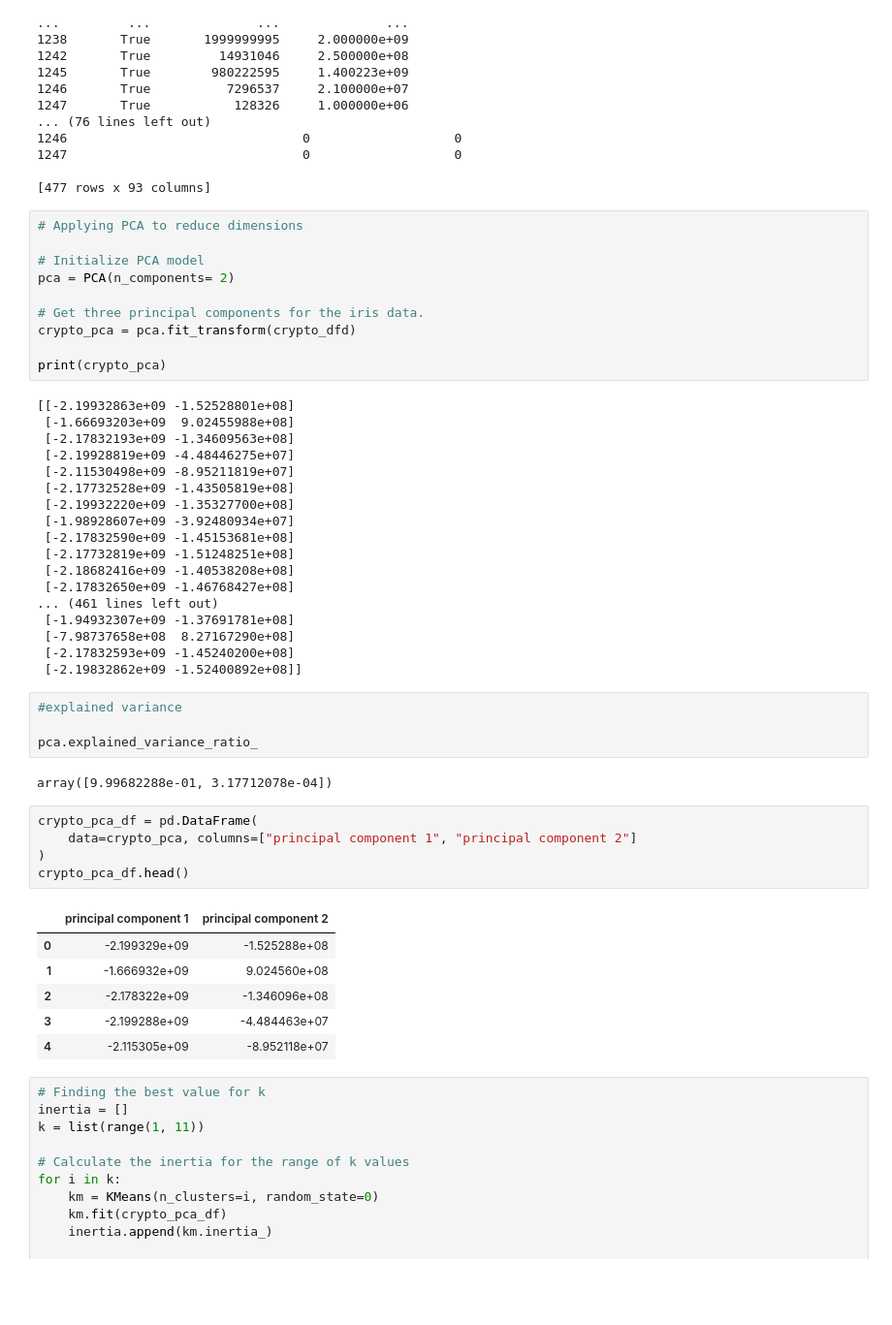
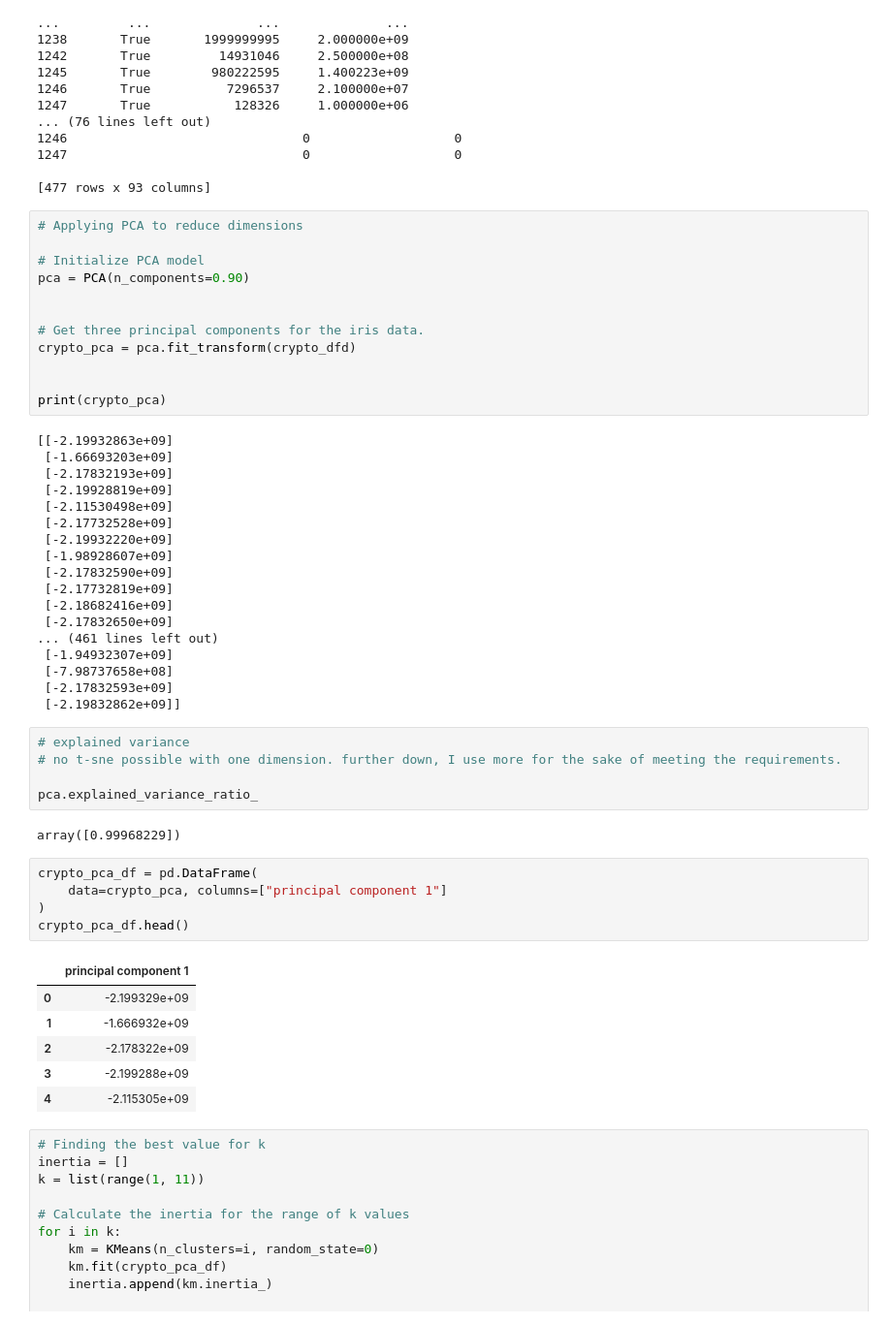
Before and after one commit to phoebeburns/Unsupervised-Machine_Learning-Homework, a Jupyter notebook: Unsupervised learning homework.ipynb, the cells around one changed output. Shown at 97% size. Cells and saved outputs as stored; diff of their text form; blank space fills up the shorter version.

```diff
--- a/Unsupervised learning homework.ipynb
+++ b/Unsupervised learning homework.ipynb
@@ -70,48 +75,51 @@ print(crypto_dfd)
 # Applying PCA to reduce dimensions
 
 # Initialize PCA model
-pca = PCA(n_components= 2)
+pca = PCA(n_components=0.90)
+
 
 # Get three principal components for the iris data.
 crypto_pca = pca.fit_transform(crypto_dfd)
 
+
 print(crypto_pca)
 # %% [output]
-[[-2.19932863e+09 -1.52528801e+08]
- [-1.66693203e+09  9.02455988e+08]
- [-2.17832193e+09 -1.34609563e+08]
- [-2.19928819e+09 -4.48446275e+07]
- [-2.11530498e+09 -8.95211819e+07]
- [-2.17732528e+09 -1.43505819e+08]
- [-2.19932220e+09 -1.35327700e+08]
- [-1.98928607e+09 -3.92480934e+07]
- [-2.17832590e+09 -1.45153681e+08]
- [-2.17732819e+09 -1.51248251e+08]
- [-2.18682416e+09 -1.40538208e+08]
- [-2.17832650e+09 -1.46768427e+08]
+[[-2.19932863e+09]
+ [-1.66693203e+09]
+ [-2.17832193e+09]
+ [-2.19928819e+09]
+ [-2.11530498e+09]
+ [-2.17732528e+09]
+ [-2.19932220e+09]
+ [-1.98928607e+09]
+ [-2.17832590e+09]
+ [-2.17732819e+09]
+ [-2.18682416e+09]
+ [-2.17832650e+09]
 ... (461 lines left out)
- [-1.94932307e+09 -1.37691781e+08]
- [-7.98737658e+08  8.27167290e+08]
- [-2.17832593e+09 -1.45240200e+08]
- [-2.19832862e+09 -1.52400892e+08]]
+ [-1.94932307e+09]
+ [-7.98737658e+08]
+ [-2.17832593e+09]
+ [-2.19832862e+09]]
 # %%
-#explained variance
+# explained variance
+# no t-sne possible with one dimension. further down, I use more for the sake of meeting the requirements.
 
 pca.explained_variance_ratio_
 # %% [output]
-array([9.99682288e-01, 3.17712078e-04])
+array([0.99968229])
 # %%
 crypto_pca_df = pd.DataFrame(
-    data=crypto_pca, columns=["principal component 1", "principal component 2"]
+    data=crypto_pca, columns=["principal component 1"]
 )
 crypto_pca_df.head()
 # %% [output]
-|  | principal component 1 | principal component 2 |
-| 0 | -2.199329e+09 | -1.525288e+08 |
-| 1 | -1.666932e+09 | 9.024560e+08 |
-| 2 | -2.178322e+09 | -1.346096e+08 |
-| 3 | -2.199288e+09 | -4.484463e+07 |
-| 4 | -2.115305e+09 | -8.952118e+07 |
+|  | principal component 1 |
+| 0 | -2.199329e+09 |
+| 1 | -1.666932e+09 |
+| 2 | -2.178322e+09 |
+| 3 | -2.199288e+09 |
+| 4 | -2.115305e+09 |
 # %%
 # Finding the best value for k
 inertia = []
```
Also changed, not shown: parts of 9 cells of this notebook.
